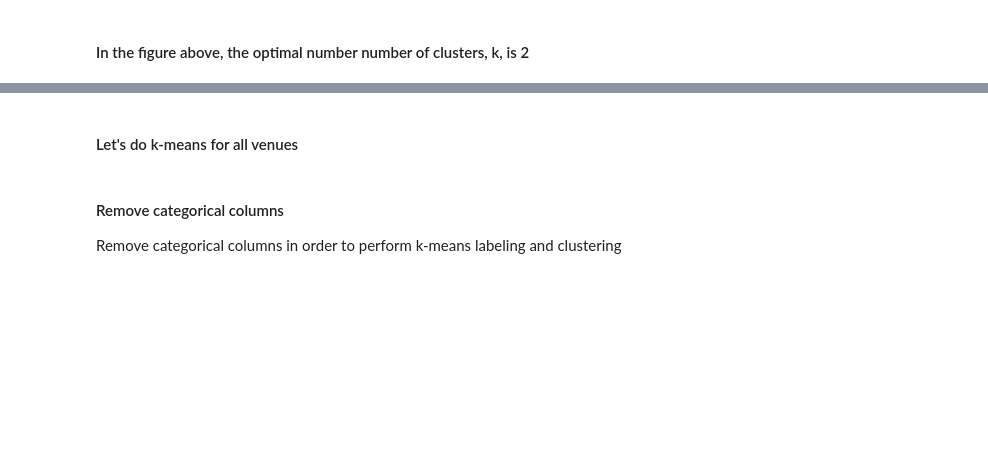
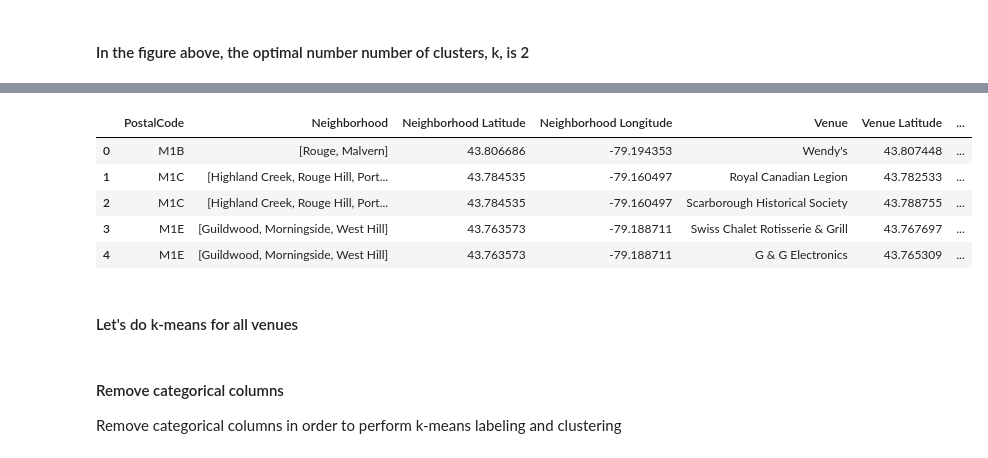
Before and after one commit to jboyce95/Coursera-IBM-DS-Capstone_Wk4-5, a Jupyter notebook: Coursera_Capstone_Toronto_Wk4-5.ipynb, the cells around one changed output, grey strips where cells are left out. Saved outputs shown, nothing was run; the diff lists cells and outputs as text; code cells hidden in the pictures; blank space fills up the shorter version.

```diff
--- a/Coursera_Capstone_Toronto_Wk4-5.ipynb
+++ b/Coursera_Capstone_Toronto_Wk4-5.ipynb
@@ -497,3 +511,15 @@ toronto_venues_onehot_grouped.shape
+# %%
+# groupby toronto venues to get lat, lon to add to onehot
+#toronto_venues_onehot.groupby('PostalCode').mean()
+#toronto_venues.groupby('PostalCode').mean())
+toronto_venues.head()
+# %% [output]
+|  | PostalCode | Neighborhood | Neighborhood Latitude | Neighborhood Longitude | Venue | Venue Latitude | ... |
+| 0 | M1B | [Rouge, Malvern] | 43.806686 | -79.194353 | Wendy's | 43.807448 | ... |
+| 1 | M1C | [Highland Creek, Rouge Hill, Port... | 43.784535 | -79.160497 | Royal Canadian Legion | 43.782533 | ... |
+| 2 | M1C | [Highland Creek, Rouge Hill, Port... | 43.784535 | -79.160497 | Scarborough Historical Society | 43.788755 | ... |
+| 3 | M1E | [Guildwood, Morningside, West Hill] | 43.763573 | -79.188711 | Swiss Chalet Rotisserie & Grill | 43.767697 | ... |
+| 4 | M1E | [Guildwood, Morningside, West Hill] | 43.763573 | -79.188711 | G & G Electronics | 43.765309 | ... |
 # %% [markdown]
 #### Let's do k-means for all venues
 # %% [markdown]
```
Also changed, not shown: parts of 23 cells of this notebook.
